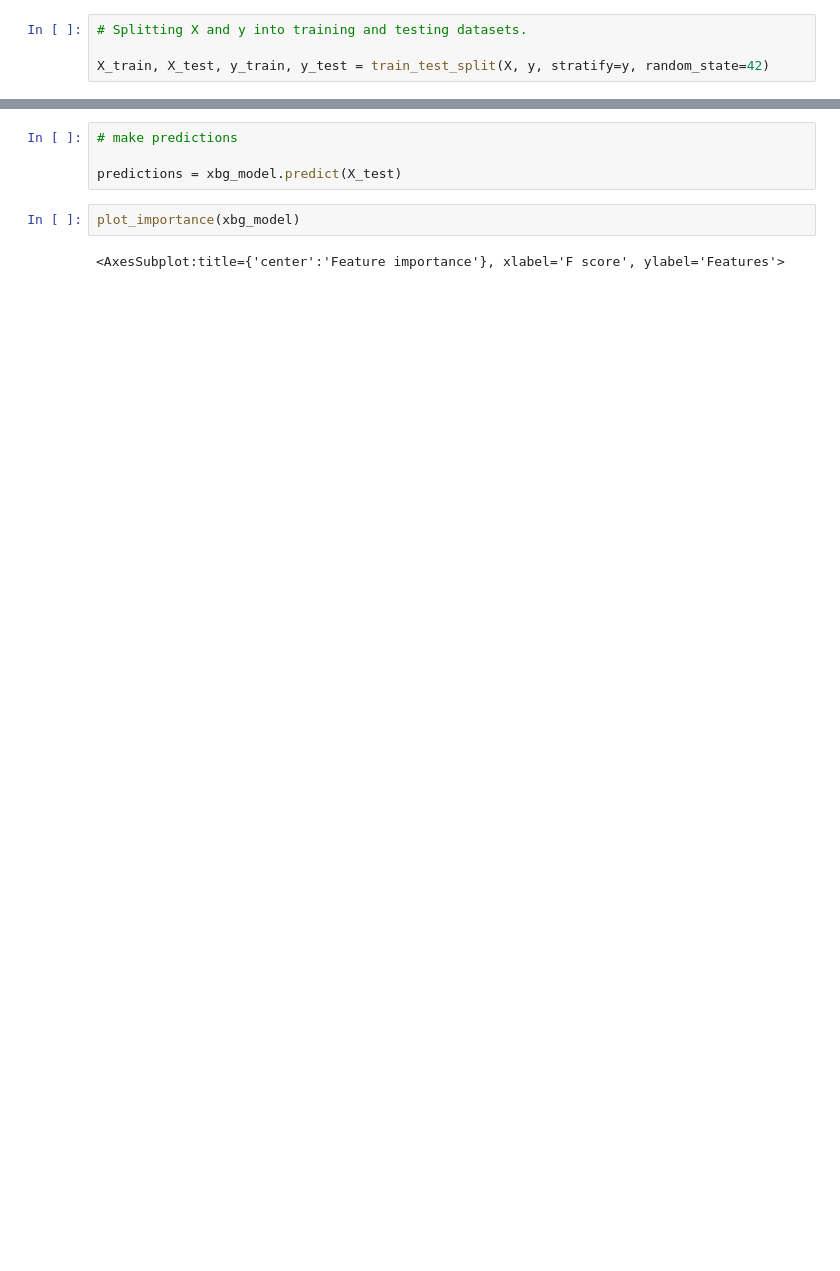
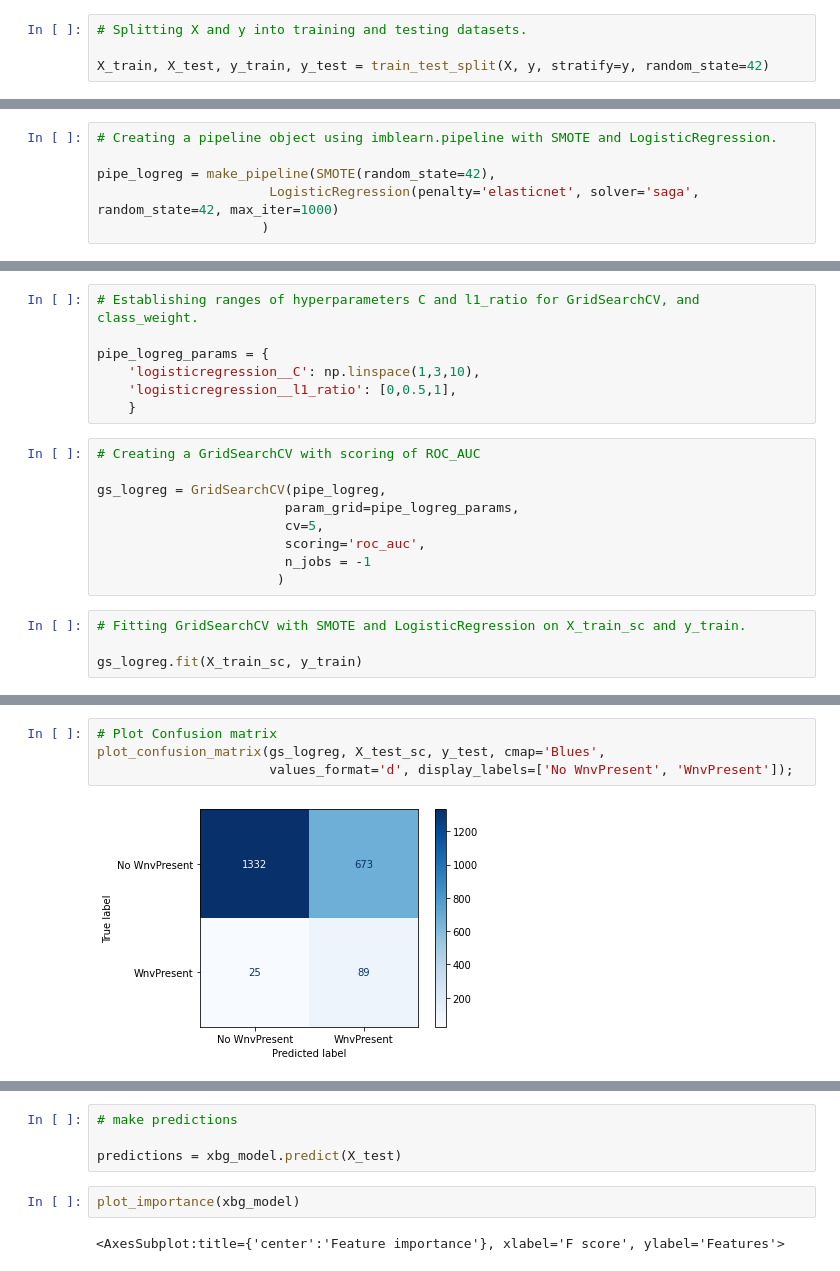
Before and after one commit to msamhz/GA-Project_4, a Jupyter notebook: code/2_Modelling.ipynb, the cells around one changed output, grey strips where cells are left out. Saved outputs shown, nothing was run; the diff lists cells and outputs as text; blank space fills up the shorter version.

```diff
--- a/code/2_Modelling.ipynb
+++ b/code/2_Modelling.ipynb
@@ -133,0 +204,6 @@ Name: wnvpresent, dtype: float64
+# %%
+# Creating a pipeline object using imblearn.pipeline with SMOTE and LogisticRegression.
+
+pipe_logreg = make_pipeline(SMOTE(random_state=42),
+                      LogisticRegression(penalty='elasticnet', solver='saga', random_state=42, max_iter=1000)
+                     )
@@ -133,0 +230,20 @@ Name: wnvpresent, dtype: float64
+# %%
+# Establishing ranges of hyperparameters C and l1_ratio for GridSearchCV, and class_weight.
+
+pipe_logreg_params = {
+    'logisticregression__C': np.linspace(1,3,10),
+    'logisticregression__l1_ratio': [0,0.5,1],
+    }
+# %%
+# Creating a GridSearchCV with scoring of ROC_AUC
+
+gs_logreg = GridSearchCV(pipe_logreg,
+                        param_grid=pipe_logreg_params,
+                        cv=5,
+                        scoring='roc_auc',
+                        n_jobs = -1
+                       )
+# %%
+# Fitting GridSearchCV with SMOTE and LogisticRegression on X_train_sc and y_train.
+
+gs_logreg.fit(X_train_sc, y_train)
@@ -133,0 +283,6 @@ Name: wnvpresent, dtype: float64
+# %%
+# Plot Confusion matrix
+plot_confusion_matrix(gs_logreg, X_test_sc, y_test, cmap='Blues',
+                      values_format='d', display_labels=['No WnvPresent', 'WnvPresent']);
+# %% [output]
+[figure, added]
```
Also changed, not shown: parts of 64 cells of this notebook.
